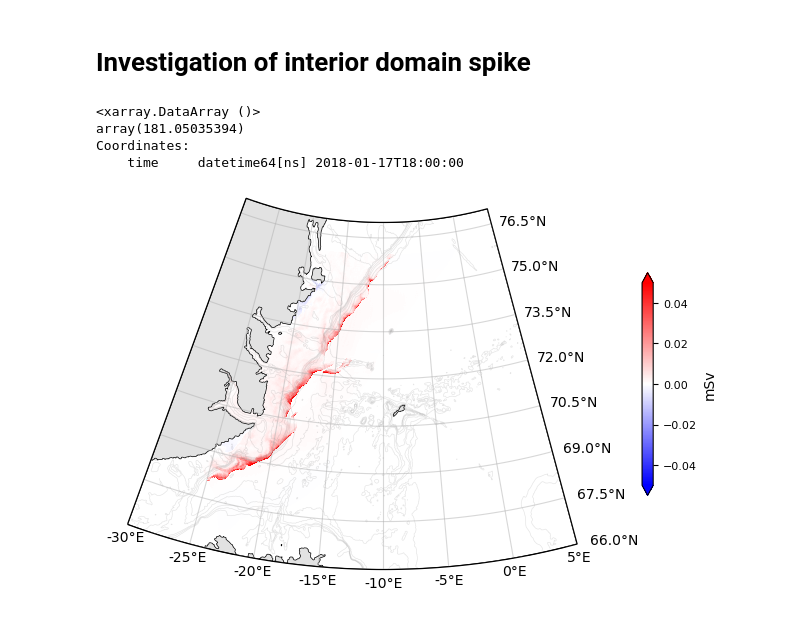
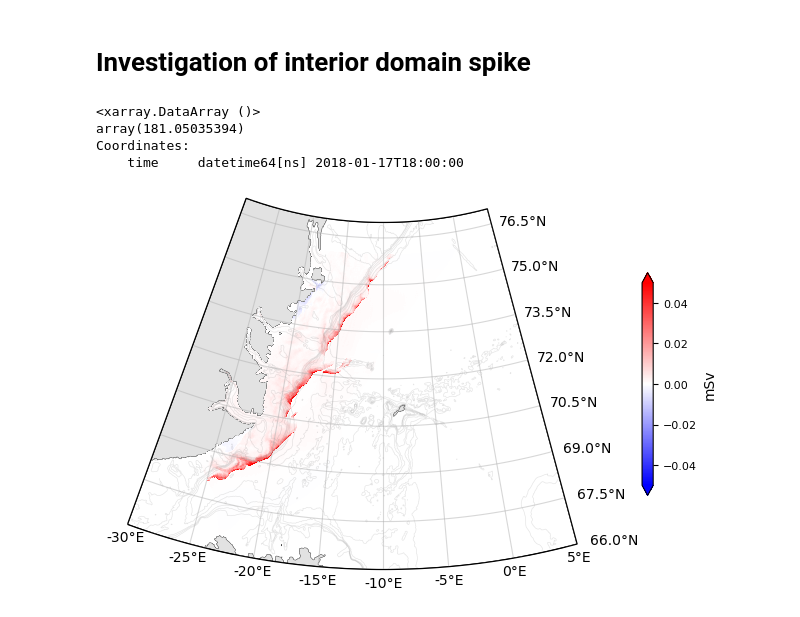
Before and after one commit to EirikKvamme/MScEirik, a Jupyter notebook: FW_budget/Full_FW_budget_76N.ipynb, the cells around one changed output. Cells and saved outputs as stored; diff of their text form; code cells hidden in the pictures.

```diff
--- a/FW_budget/Full_FW_budget_76N.ipynb
+++ b/FW_budget/Full_FW_budget_76N.ipynb
@@ -238,7 +238,7 @@ axs[2].legend(loc='lower right')
 [figure]
 # %%
 # Plot map and mooring locations
-fig, ax = plt.subplots(figsize=(6.2217, 4), subplot_kw={'projection': ccrs.NorthPolarStereo(central_longitude=-10)}, layout='constrained') #
+fig, ax = plt.subplots(figsize=(6.2217, 3.5), subplot_kw={'projection': ccrs.NorthPolarStereo(central_longitude=-10)}, layout='constrained') #
 
 extent = [-30+10, 5+10, 66, 77]
 
@@ -316,7 +316,7 @@ marker_legend3 = Line2D([], [], color='b', marker='.', linestyle='None', markers
 rectangle_legend = mpatches.Patch(color='red', alpha=0.3, label='Interior domain')
 
 # Create custom legend
-ax.legend(handles=[marker_legend1,marker_legend2,marker_legend3, rectangle_legend],loc=[-0.05,0.8])
+ax.legend(handles=[marker_legend1,marker_legend2,marker_legend3, rectangle_legend],loc=[-0.05,0.7])
 
 fig.savefig(r'/nird/home/ekv036/MSc/Fig/Structure',dpi=300, facecolor='w', edgecolor='w',
           orientation='landscape', format=None,
@@ -343,6 +343,7 @@ Attributes:
 # Convert the FW flux of the interior to mSv
 
 FW_input = FW_input.where(~mask).where(cond_bound)*area/1000 * 1/1000 # One m^3 is 1000L == 1000kg, thus to convert it into mSv we divide by 1/1000000
+FW_input = FW_input.where(~(FW_input == 0), np.nan)
 FW_input_mean = FW_input.mean(dim='time')
 # %%
 # Define S_ref based on earlier computation (See Reference_salinity.ipynb)
@@ -1060,10 +1073,10 @@ cbar.set_label('mSv')
 
 land = depth_no_nan.where(depth_no_nan==0)
 
-ax.pcolormesh(land.X,land.Y,land,cmap='Greys',vmin=-25,vmax=100, transform=ccrs.PlateCarree())
+ax.pcolormesh(land.X,land.Y,land,cmap='Greys',vmin=-25,vmax=100,zorder=0, transform=ccrs.PlateCarree())
 
 # Add land contour
-ax.contour(lon, lat, depth_no_nan, [0], colors='black', linewidths=0.5, transform=ccrs.PlateCarree())
+ax.contour(lon, lat, depth_no_nan, [0], colors='black', linewidths=0.25,zorder=0, transform=ccrs.PlateCarree())
 ax.contour(lon, lat, depth_no_nan, [300,400,500,750,1000,1500,2000], colors='grey', linewidths=0.5,alpha=0.2, transform=ccrs.PlateCarree())
 
 
@@ -1094,31 +1107,31 @@ ax.add_patch(patch)
 # Set the boundary using the transformed path
 ax.set_boundary(patch.get_path(), transform=ax.transData)
 
 # Add gridlines without labels
 gl = ax.gridlines(draw_labels=False,alpha=0.5)
 
 # Manually add the labels for the bottom and right sides
 xticks = np.arange(extent[0]-10, extent[1]-10 + 1, 5)  # Adjust the range and step as needed
 yticks = np.arange(extent[2], extent[3] + 1, 1.5)  # Adjust the range and step as needed
 
 # Add bottom labels
 for xtick in xticks:
     ax.text(xtick, extent[2]-0.2, f'{xtick}°E', transform=ccrs.PlateCarree(),
             fontsize=10, ha='center', va='top')
 
 # Add right labels
 for ytick in yticks:
     ax.text(extent[1] + 1-10, ytick, f'{ytick}°N', transform=ccrs.PlateCarree(),
             fontsize=10, ha='left', va='center')
 
 
 # Save the figure
 fig.savefig(r'/nird/home/ekv036/MSc/Fig/Interior_Spike',dpi=300, facecolor='w', edgecolor='w',
           orientation='landscape', format=None,
           transparent=False, bbox_inches=None,pad_inches=0.25)
 # %% [output]
 <xarray.DataArray ()>
 array(181.05035394)
 Coordinates:
     time     datetime64[ns] 2018-01-17T18:00:00
-[figure, old version]
+[figure, new version]
```
Also changed, not shown: parts of 9 cells of this notebook.
